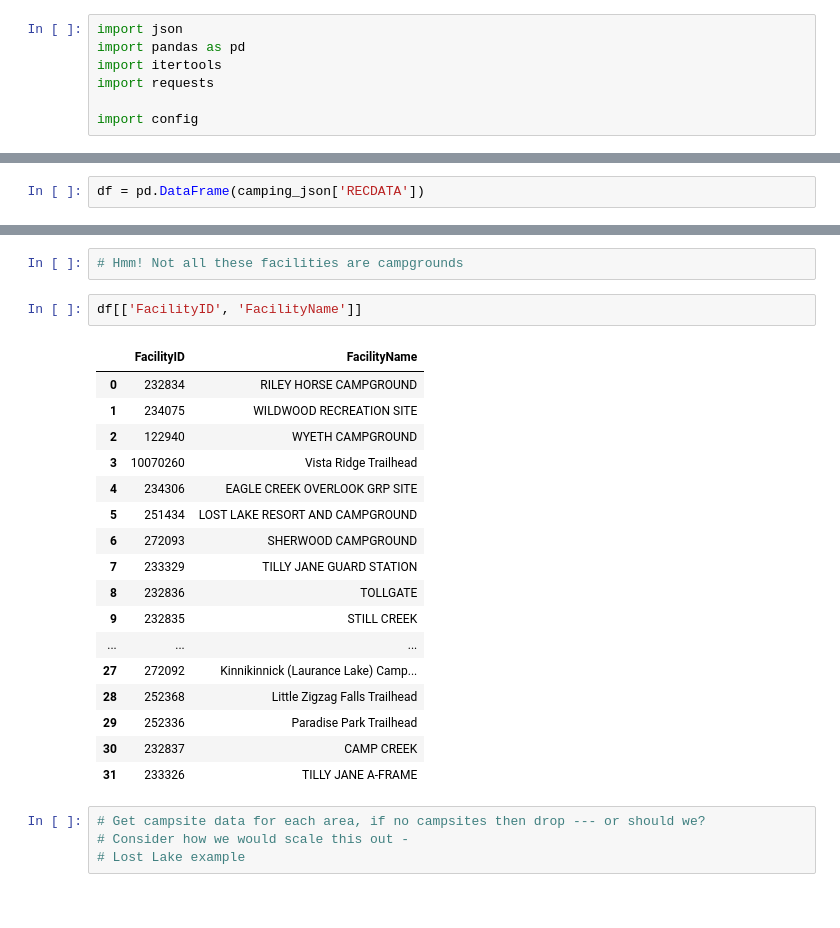
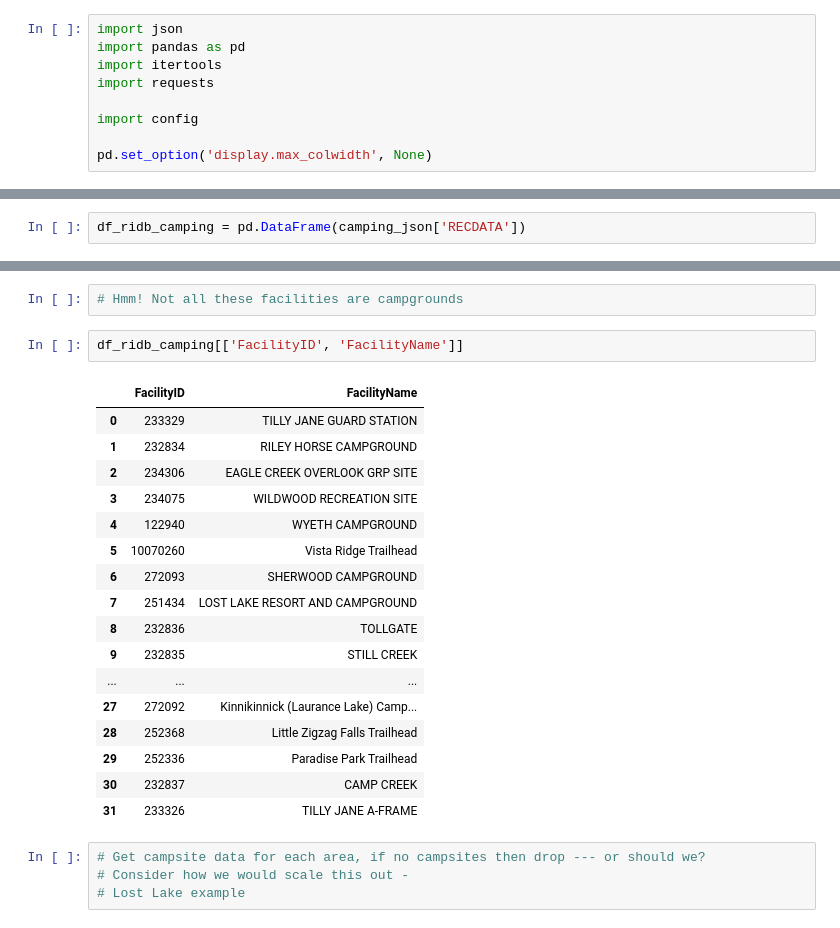
Before and after one commit to gizm00/strata_2021, a Jupyter notebook: notebooks/RIDB.ipynb, the cells around one changed output, grey strips where cells are left out. Saved outputs shown, nothing was run; the diff lists cells and outputs as text.

```diff
--- a/notebooks/RIDB.ipynb
+++ b/notebooks/RIDB.ipynb
@@ -15,6 +31,8 @@ import itertools
 import requests
 
 import config
+
+pd.set_option('display.max_colwidth', None)
 # %% [markdown]
 Getting a list of facilities from RIDB
 lat/long
@@ -60,3 +73,3 @@ camping_json['RECDATA'][0]
 # %%
-df = pd.DataFrame(camping_json['RECDATA'])
+df_ridb_camping = pd.DataFrame(camping_json['RECDATA'])
 # %%
@@ -85,17 +99,17 @@ For each facility we want to get campground information
 # %%
 # Hmm! Not all these facilities are campgrounds
 # %%
-df[['FacilityID', 'FacilityName']]
+df_ridb_camping[['FacilityID', 'FacilityName']]
 # %% [output]
 |  | FacilityID | FacilityName |
-| 0 | 232834 | RILEY HORSE CAMPGROUND |
-| 1 | 234075 | WILDWOOD RECREATION SITE |
-| 2 | 122940 | WYETH CAMPGROUND |
-| 3 | 10070260 | Vista Ridge Trailhead |
-| 4 | 234306 | EAGLE CREEK OVERLOOK GRP SITE |
-| 5 | 251434 | LOST LAKE RESORT AND CAMPGROUND |
+| 0 | 233329 | TILLY JANE GUARD STATION |
+| 1 | 232834 | RILEY HORSE CAMPGROUND |
+| 2 | 234306 | EAGLE CREEK OVERLOOK GRP SITE |
+| 3 | 234075 | WILDWOOD RECREATION SITE |
+| 4 | 122940 | WYETH CAMPGROUND |
+| 5 | 10070260 | Vista Ridge Trailhead |
 | 6 | 272093 | SHERWOOD CAMPGROUND |
-| 7 | 233329 | TILLY JANE GUARD STATION |
+| 7 | 251434 | LOST LAKE RESORT AND CAMPGROUND |
 | 8 | 232836 | TOLLGATE |
 | 9 | 232835 | STILL CREEK |
 | ... | ... | ... |
```
Also changed, not shown: parts of 20 cells of this notebook, 15 other files.
